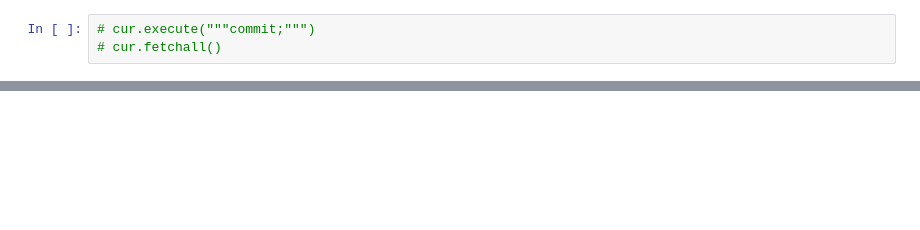
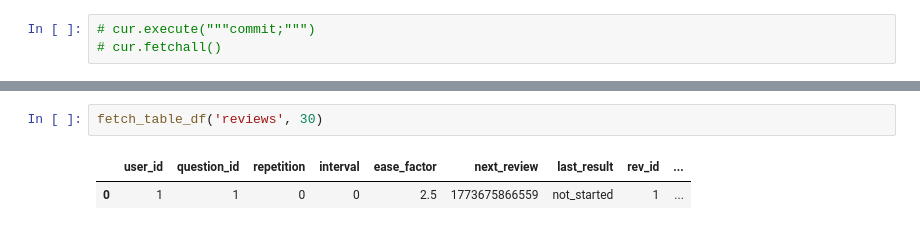
Before and after one commit to aimldlprojects/quizwiz, a Jupyter notebook: server/testing.ipynb, the cells around one changed output, grey strips where cells are left out. Saved outputs shown, nothing was run; the diff lists cells and outputs as text; blank space fills up the shorter version.

```diff
--- a/server/testing.ipynb
+++ b/server/testing.ipynb
@@ -141 +157,6 @@ fetch_table_df('user_subjects', 50)
+# %%
+fetch_table_df('reviews', 30)
+# %% [output]
+|  | user_id | question_id | repetition | interval | ease_factor | next_review | last_result | rev_id | ... |
+| 0 | 1 | 1 | 0 | 0 | 2.5 | 1773675866559 | not_started | 1 | ... |
 # %%
```
Also changed, not shown: parts of 19 cells of this notebook, 31 other files.
